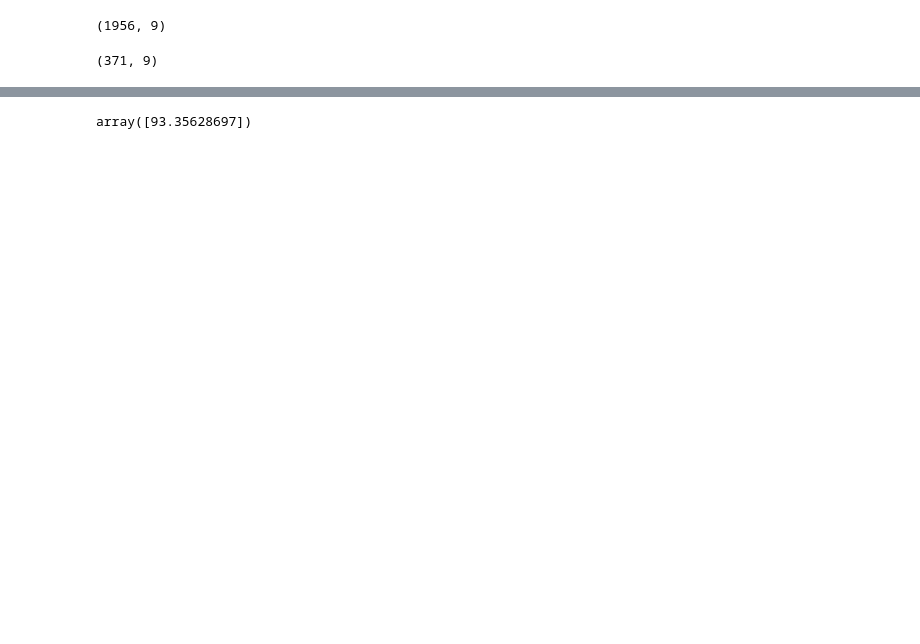
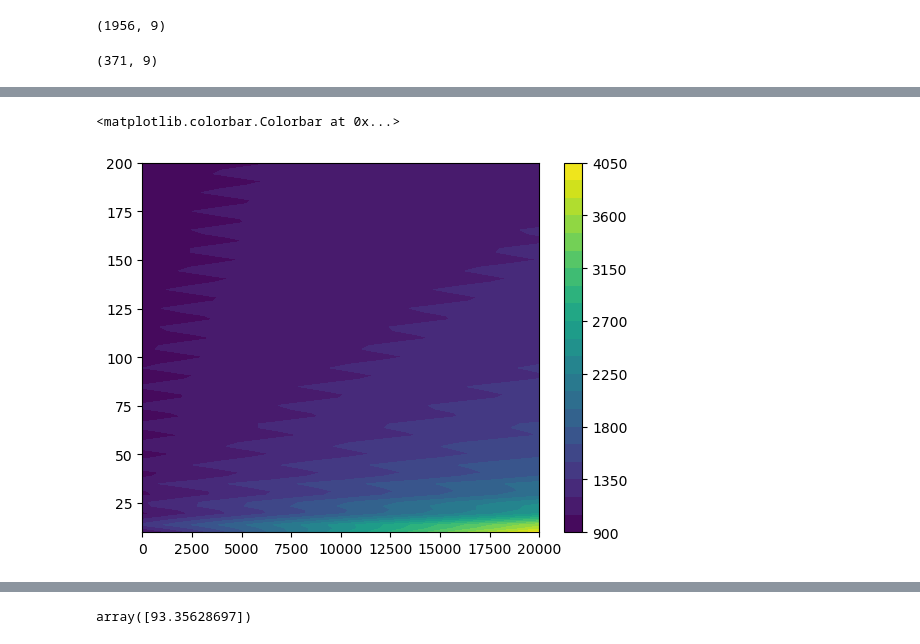
Before and after one commit to LukasFrankenQ/pypsa-earth-sec, a Jupyter notebook: notebooks/cluster_sites.ipynb, the cells around one changed output, grey strips where cells are left out. Drawn from its saved outputs; the diff is of its cells as text; code cells hidden in the pictures; blank space fills up the shorter version.

```diff
--- a/notebooks/cluster_sites.ipynb
+++ b/notebooks/cluster_sites.ipynb
@@ -302,3 +303,21 @@ plt.plot(
+# %%
+lengths = np.linspace(0, 20_000, 200)
+
+lengths_grid, caps_grid = np.meshgrid(lengths, caps)
+
+def get_borehole_capex(length, cap, one_drill_cap, one_drill_capex):
+    return round_borehole_capex(cap, one_drill_cap, one_drill_capex) + 1_500 * length / cap
+
+z = np.array([
+    [get_borehole_capex(length, cap, 10, 1_000_000) for length in lengths]
+    for cap in caps
+    ]) * 1e-3
+
+cbar = plt.contourf(lengths_grid, caps_grid, z, levels=20)
+plt.colorbar(cbar)
+# %% [output]
+<matplotlib.colorbar.Colorbar at 0x...>
+[figure, added]
 # %%
 countries = gpd.read_file('country_shapes.geojson').set_index('cntry_name').loc[[
     'India',
```
Also changed, not shown: parts of 12 cells of this notebook, 1 other file.
